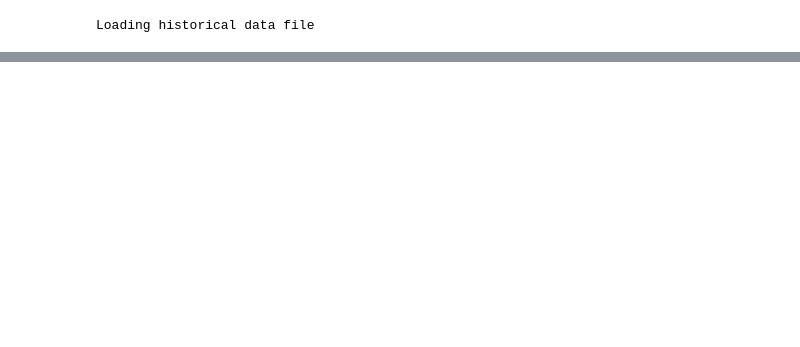
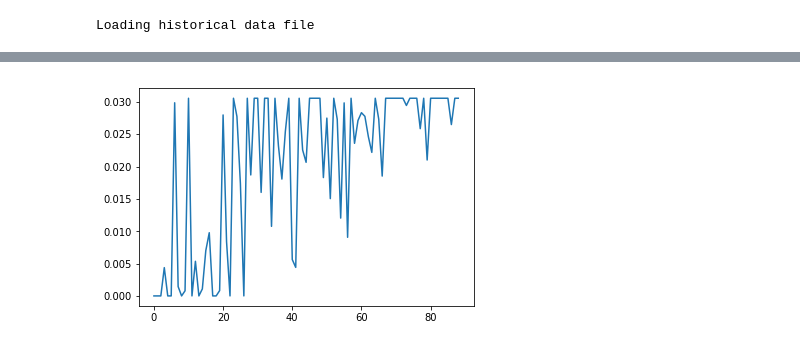
Before and after one commit to GuilhermeGSousa/ml-stock-prediction, a Jupyter notebook: policy_gradient_network.ipynb, the cells around one changed output, grey strips where cells are left out. Cells and saved outputs as stored; diff of their text form; code cells hidden in the pictures; blank space fills up the shorter version.

```diff
--- a/policy_gradient_network.ipynb
+++ b/policy_gradient_network.ipynb
@@ -57,0 +44,17 @@ Name: 40549, dtype: object
+# %%
+agent = agent.StochasticPolicyGradientAgent(env_trading) #Do not run this twice without reseting the Kernel!
+# %%
+#As a sanity check I try to overfit over the same step
+
+date = datetime.datetime(2017, 5, 1, 0, 0)
+rewards = []
+env_trading.start_fiat = 100
+env_trading.start_crypto = 1
+
+for i in range(100):
+    start = env_trading.reset(date=date)
+    action = agent.act([start])
+    s, r, done, _ = env_trading.step([1])
+    agent.store_step(action, s, r)
+    rewards.append(r)
+    agent.train()
@@ -57,0 +82,5 @@ Name: 40549, dtype: object
+# %%
+plt.plot(rewards)
+plt.show()
+# %% [output]
+[figure, added]
```
Also changed, not shown: parts of 11 cells of this notebook, 1 other file.
